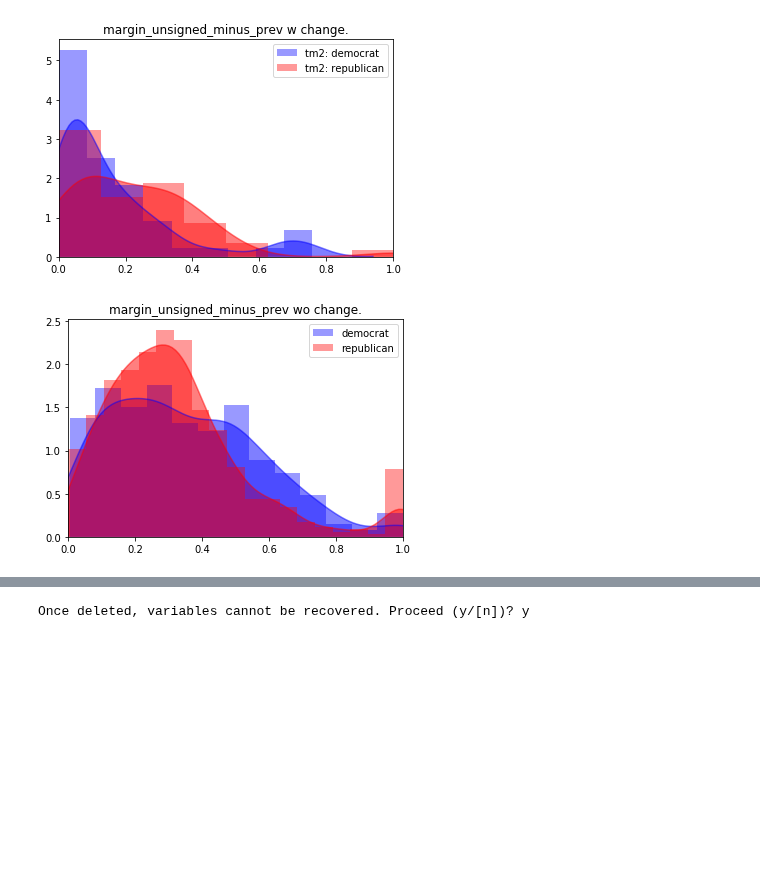
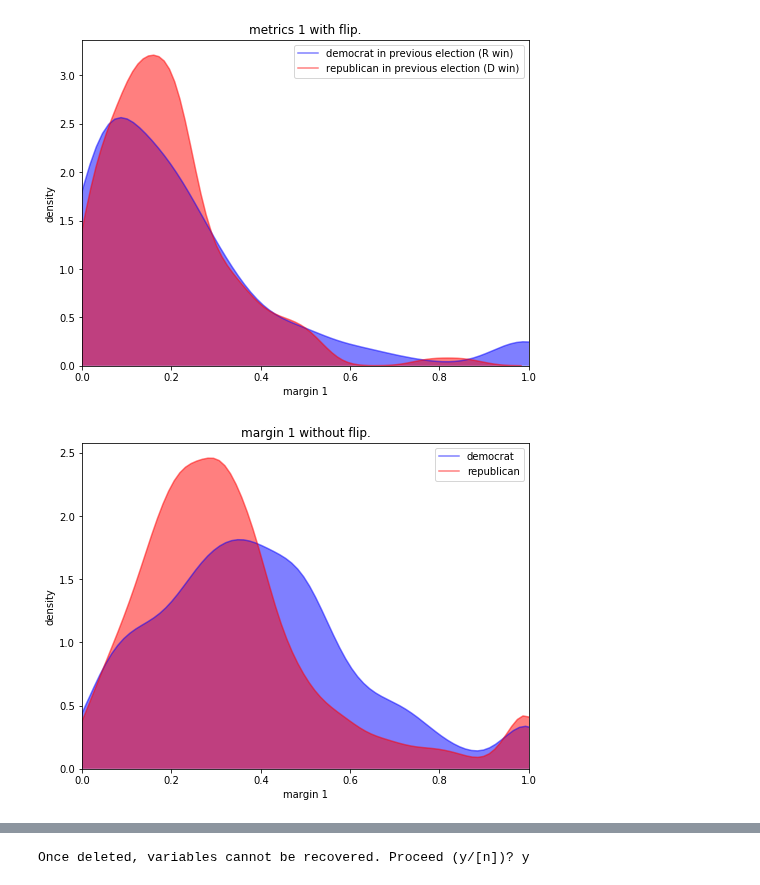
Before and after one commit to WildTangles/ac209a_project, a Jupyter notebook: viz.ipynb, the cells around one changed output, grey strips where cells are left out. Cells and saved outputs as stored; diff of their text form; code cells hidden in the pictures; blank space fills up the shorter version.

```diff
--- a/viz.ipynb
+++ b/viz.ipynb
@@ -5,6 +5,7 @@ import pickle
 import matplotlib.pyplot as plt
 import seaborn as sns
 # %%
-dataset = pickle.load(open('Datasets/data.p', 'rb'))
+#dataset = pickle.load(open('Datasets/data.p', 'rb'))
+dataset = pickle.load(open('Datasets/data_FEC_NATIONALPOLL_DEMOGRAPHICSIMPUTED_DISTRICTMIXED_2004_2018.p', 'rb'))
 dataset.columns, dataset.shape
 # %% [output]
@@ -93,61 +102,70 @@ plt.show()
 # %%
 kde_alpha = 0.5
 hist_alpha = 0.4
 
 dem_data_change = changeMargins.loc[changeMargins['dem_win_prev'] == 1, 'margin_unsigned_minus_prev'].values
 rep_data_change = changeMargins.loc[changeMargins['dem_win_prev'] == 0, 'margin_unsigned_minus_prev'].values
 
 dem_data_no_change = noChangeMargins.loc[noChangeMargins['dem_win_prev'] == 1, 'margin_unsigned_minus_prev'].values
 rep_data_no_change = noChangeMargins.loc[noChangeMargins['dem_win_prev'] == 0, 'margin_unsigned_minus_prev'].values
 
 
 dem_data_change = dem_data_change[~np.isnan(dem_data_change)]
 rep_data_change = rep_data_change[~np.isnan(rep_data_change)]
 
 dem_data_no_change = dem_data_no_change[~np.isnan(dem_data_no_change)]
 rep_data_no_change = rep_data_no_change[~np.isnan(rep_data_no_change)]
 
-plt.title('margin_unsigned_minus_prev w change.')
-sns.distplot(dem_data_change, color='b', kde_kws={'shade': True, 'alpha': kde_alpha}, hist_kws={'alpha': hist_alpha}, label='tm2: democrat')
-sns.distplot(rep_data_change, color='r', kde_kws={'shade': True, 'alpha': kde_alpha}, hist_kws={'alpha': hist_alpha}, label='tm2: republican')
+plt.rcParams["figure.figsize"] = (8,6)
+
+# plt.title('margin_unsigned_minus_prev w change.')
+# sns.distplot(dem_data_change, color='b', kde_kws={'shade': True, 'alpha': kde_alpha}, hist_kws={'alpha': hist_alpha}, label='tm2: democrat')
+# sns.distplot(rep_data_change, color='r', kde_kws={'shade': True, 'alpha': kde_alpha}, hist_kws={'alpha': hist_alpha}, label='tm2: republican')
+# plt.xlim(0,1)
+# plt.legend()
+# plt.show()
+
+# plt.title('margin_unsigned_minus_prev wo change.')
+# sns.distplot(dem_data_no_change, color='b', kde_kws={'shade': True, 'alpha': kde_alpha}, hist_kws={'alpha': hist_alpha}, label='democrat')
+# sns.distplot(rep_data_no_change, color='r', kde_kws={'shade': True, 'alpha': kde_alpha}, hist_kws={'alpha': hist_alpha}, label='republican')
+# plt.xlim(0,1)
+# plt.legend()
+# plt.show()
+
+# plt.title('margin_unsigned_minus_prev w change.')
+# sns.distplot(dem_data_change, color='b', kde_kws={'shade': True, 'alpha': kde_alpha}, hist_kws={'alpha': hist_alpha}, label='tm2: democrat', kde=False)
+# sns.distplot(rep_data_change, color='r', kde_kws={'shade': True, 'alpha': kde_alpha}, hist_kws={'alpha': hist_alpha}, label='tm2: republican', kde=False)
+# plt.xlim(0,1)
+# plt.legend()
+# plt.show()
+
+# plt.title('margin_unsigned_minus_prev wo change.')
+# sns.distplot(dem_data_no_change, color='b', kde_kws={'shade': True, 'alpha': kde_alpha}, hist_kws={'alpha': hist_alpha}, label='democrat', kde=False)
+# sns.distplot(rep_data_no_change, color='r', kde_kws={'shade': True, 'alpha': kde_alpha}, hist_kws={'alpha': hist_alpha}, label='republican', kde=False)
+# plt.xlim(0,1)
+# plt.legend()
+# plt.show()
+
+
+plt.title('metrics 1 with flip.')
+plt.xlabel('margin 1')
+plt.ylabel('density')
+sns.distplot(dem_data_change, color='b', kde_kws={'shade': True, 'alpha': kde_alpha}, hist_kws={'alpha': hist_alpha}, label='democrat in previous election (R win)', hist=False)
+sns.distplot(rep_data_change, color='r', kde_kws={'shade': True, 'alpha': kde_alpha}, hist_kws={'alpha': hist_alpha}, label='republican in previous election (D win)', hist=False)
 plt.xlim(0,1)
 plt.legend()
 plt.show()
+plt.savefig('test1.png')
 
-plt.title('margin_unsigned_minus_prev wo change.')
-sns.distplot(dem_data_no_change, color='b', kde_kws={'shade': True, 'alpha': kde_alpha}, hist_kws={'alpha': hist_alpha}, label='democrat')
-sns.distplot(rep_data_no_change, color='r', kde_kws={'shade': True, 'alpha': kde_alpha}, hist_kws={'alpha': hist_alpha}, label='republican')
-plt.xlim(0,1)
-plt.legend()
-plt.show()
-
-plt.title('margin_unsigned_minus_prev w change.')
-sns.distplot(dem_data_change, color='b', kde_kws={'shade': True, 'alpha': kde_alpha}, hist_kws={'alpha': hist_alpha}, label='tm2: democrat', kde=False)
-sns.distplot(rep_data_change, color='r', kde_kws={'shade': True, 'alpha': kde_alpha}, hist_kws={'alpha': hist_alpha}, label='tm2: republican', kde=False)
-plt.xlim(0,1)
-plt.legend()
-plt.show()
-
-plt.title('margin_unsigned_minus_prev wo change.')
-sns.distplot(dem_data_no_change, color='b', kde_kws={'shade': True, 'alpha': kde_alpha}, hist_kws={'alpha': hist_alpha}, label='democrat', kde=False)
-sns.distplot(rep_data_no_change, color='r', kde_kws={'shade': True, 'alpha': kde_alpha}, hist_kws={'alpha': hist_alpha}, label='republican', kde=False)
-plt.xlim(0,1)
-plt.legend()
-plt.show()
-
-plt.title('margin_unsigned_minus_prev w change.')
-sns.distplot(dem_data_change, color='b', kde_kws={'shade': True, 'alpha': kde_alpha}, hist_kws={'alpha': hist_alpha}, label='tm2: democrat', hist=False)
-sns.distplot(rep_data_change, color='r', kde_kws={'shade': True, 'alpha': kde_alpha}, hist_kws={'alpha': hist_alpha}, label='tm2: republican', hist=False)
-plt.xlim(0,1)
-plt.legend()
-plt.show()
-
-plt.title('margin_unsigned_minus_prev wo change.')
+plt.title('margin 1 without flip.')
+plt.xlabel('margin 1')
+plt.ylabel('density')
 sns.distplot(dem_data_no_change, color='b', kde_kws={'shade': True, 'alpha': kde_alpha}, hist_kws={'alpha': hist_alpha}, label='democrat', hist=False)
 sns.distplot(rep_data_no_change, color='r', kde_kws={'shade': True, 'alpha': kde_alpha}, hist_kws={'alpha': hist_alpha}, label='republican', hist=False)
 plt.xlim(0,1)
 plt.legend()
 plt.show()
+plt.savefig('test2.png')
 # %% [output]
-[figure, old version]
+[figure, new version]
-[figure, old version]
+[figure, new version]
```
Also changed, not shown: parts of 4 cells of this notebook, 4 other files.
